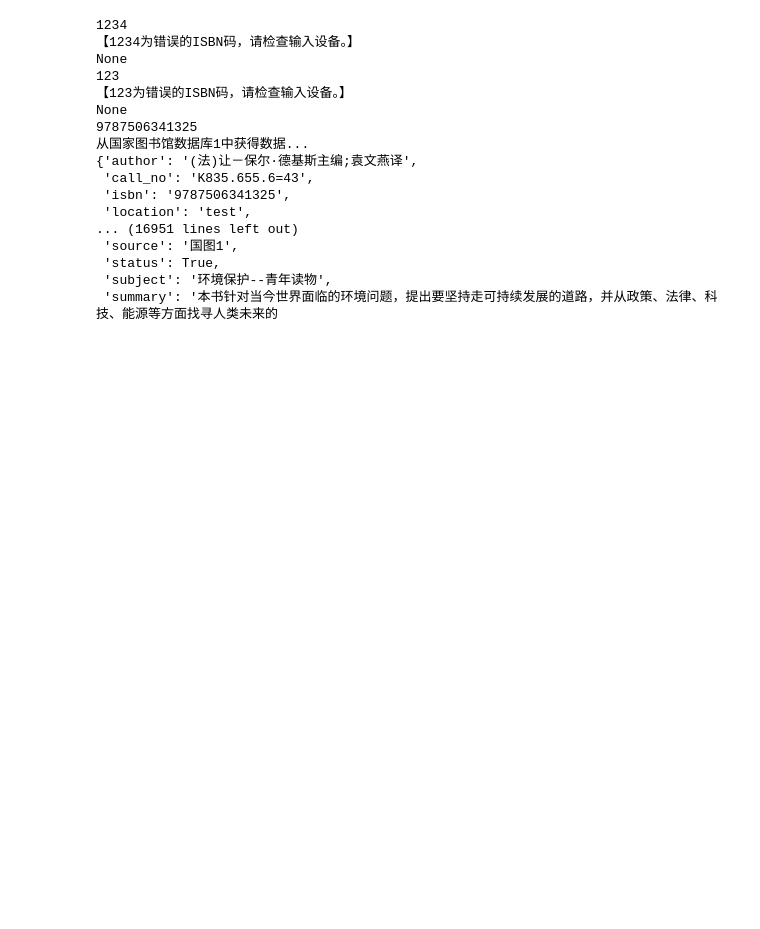
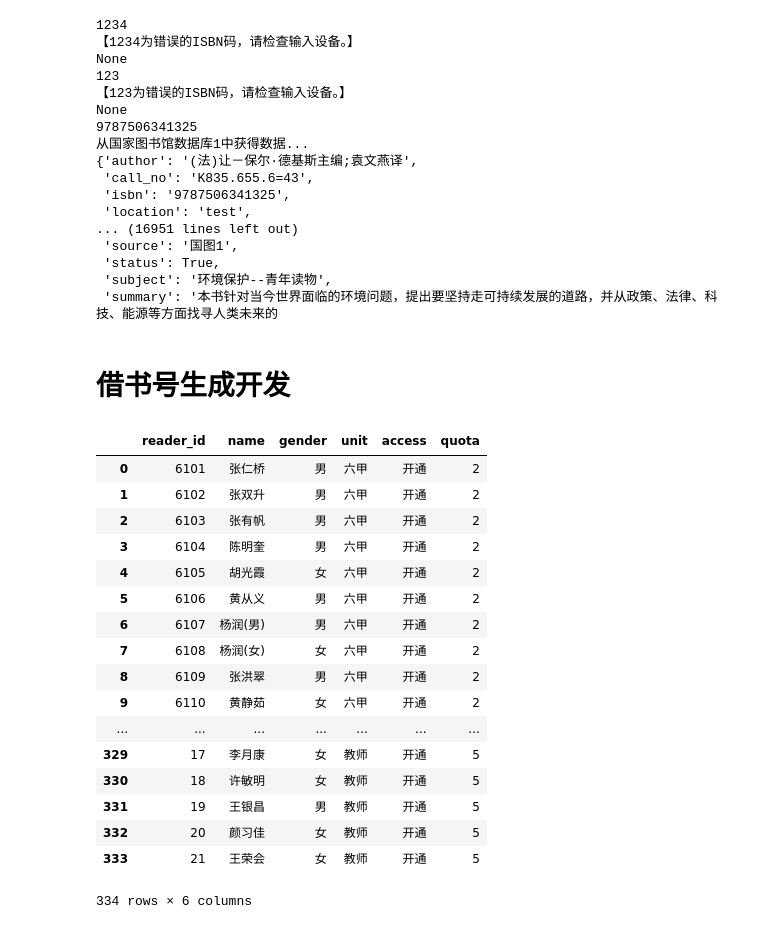
Before and after one commit to songjiaxun/mini-library, a Jupyter notebook: code/test.ipynb, the cells around one changed output. Saved outputs shown, nothing was run; the diff lists cells and outputs as text; code cells hidden in the pictures; blank space fills up the shorter version.

```diff
--- a/code/test.ipynb
+++ b/code/test.ipynb
@@ -296,3 +227,26 @@ for isbn in data:
 
 all_book = pd.DataFrame(data_list)[book_schema]
 all_book.to_excel("test_all.xlsx")
+# %% [markdown]
+# 借书号生成开发
+# %%
+readers_df
+# %% [output]
+|  | reader_id | name | gender | unit | access | quota |
+| 0 | 6101 | 张仁桥 | 男 | 六甲 | 开通 | 2 |
+| 1 | 6102 | 张双升 | 男 | 六甲 | 开通 | 2 |
+| 2 | 6103 | 张有帆 | 男 | 六甲 | 开通 | 2 |
+| 3 | 6104 | 陈明奎 | 男 | 六甲 | 开通 | 2 |
+| 4 | 6105 | 胡光霞 | 女 | 六甲 | 开通 | 2 |
+| 5 | 6106 | 黄从义 | 男 | 六甲 | 开通 | 2 |
+| 6 | 6107 | 杨润(男) | 男 | 六甲 | 开通 | 2 |
+| 7 | 6108 | 杨润(女) | 女 | 六甲 | 开通 | 2 |
+| 8 | 6109 | 张洪翠 | 男 | 六甲 | 开通 | 2 |
+| 9 | 6110 | 黄静茹 | 女 | 六甲 | 开通 | 2 |
+| ... | ... | ... | ... | ... | ... | ... |
+| 329 | 17 | 李月康 | 女 | 教师 | 开通 | 5 |
+| 330 | 18 | 许敏明 | 女 | 教师 | 开通 | 5 |
+| 331 | 19 | 王银昌 | 男 | 教师 | 开通 | 5 |
+| 332 | 20 | 颜习佳 | 女 | 教师 | 开通 | 5 |
+| 333 | 21 | 王荣会 | 女 | 教师 | 开通 | 5 |
+334 rows × 6 columns
```
Also changed, not shown: parts of 9 cells of this notebook, 4 other files.
